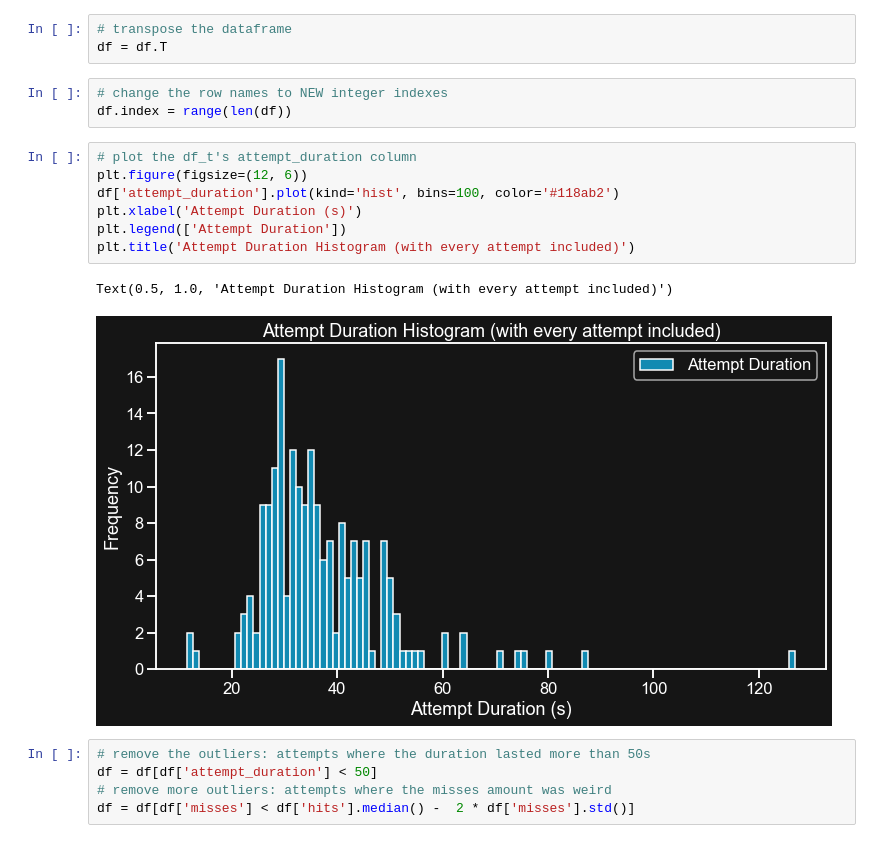
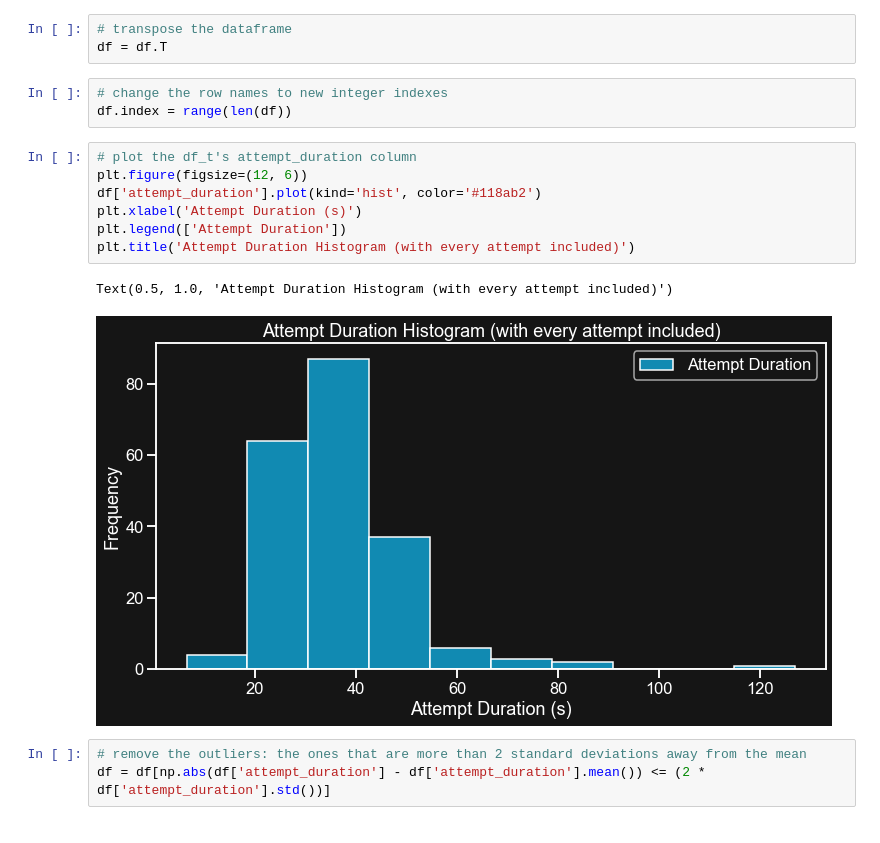
Before and after one commit to fixe-exclamation-mark/bake-off-2-ipm, a Jupyter notebook: stats.ipynb, the cells around one changed output. Saved outputs shown, nothing was run; the diff lists cells and outputs as text.

```diff
--- a/stats.ipynb
+++ b/stats.ipynb
@@ -46,23 +29,21 @@ df
 # transpose the dataframe
 df = df.T
 # %%
-# change the row names to NEW integer indexes
+# change the row names to new integer indexes
 df.index = range(len(df))
 # %%
 # plot the df_t's attempt_duration column
 plt.figure(figsize=(12, 6))
-df['attempt_duration'].plot(kind='hist', bins=100, color='#118ab2')
+df['attempt_duration'].plot(kind='hist', color='#118ab2')
 plt.xlabel('Attempt Duration (s)')
 plt.legend(['Attempt Duration'])
 plt.title('Attempt Duration Histogram (with every attempt included)')
 # %% [output]
 Text(0.5, 1.0, 'Attempt Duration Histogram (with every attempt included)')
-[figure, old version]
+[figure, new version]
-# %%
-# remove the outliers: attempts where the duration lasted more than 50s
-df = df[df['attempt_duration'] < 50]
-# remove more outliers: attempts where the misses amount was weird
-df = df[df['misses'] < df['hits'].median() -  2 * df['misses'].std()]
+# %%
+# remove the outliers: the ones that are more than 2 standard deviations away from the mean
+df = df[np.abs(df['attempt_duration'] - df['attempt_duration'].mean()) <= (2 * df['attempt_duration'].std())]
 # %%
 # plot it again
 plt.figure(figsize=(12, 6))
```
Also changed, not shown: parts of 9 cells of this notebook.
